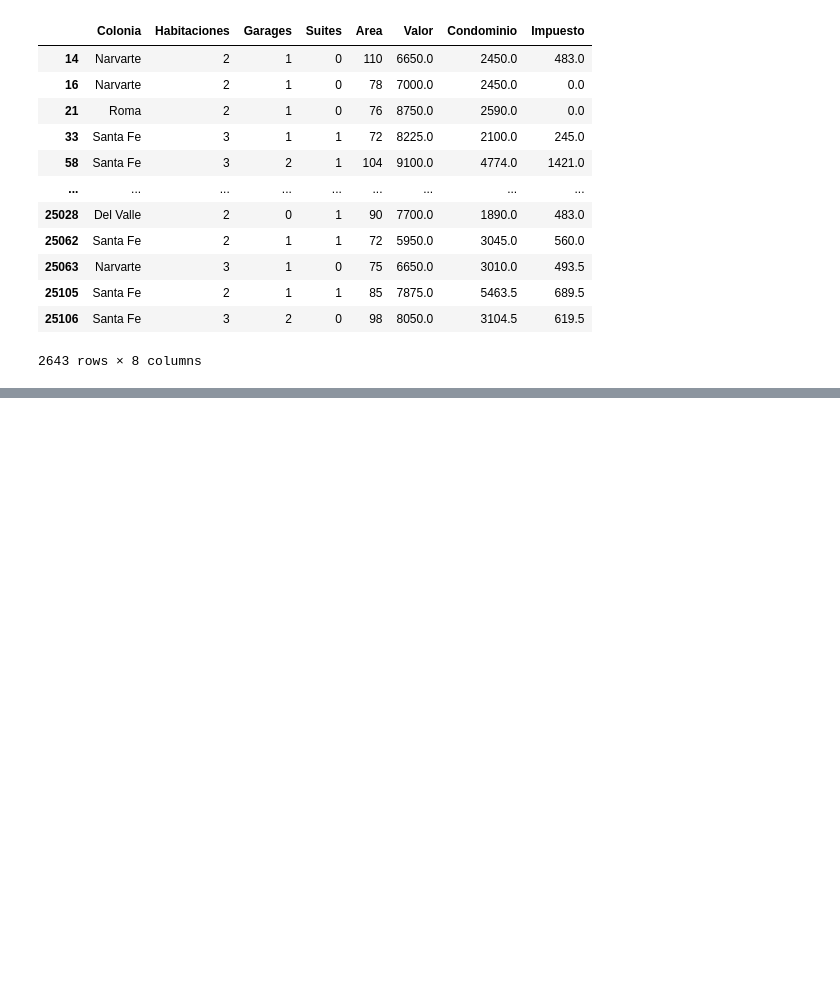
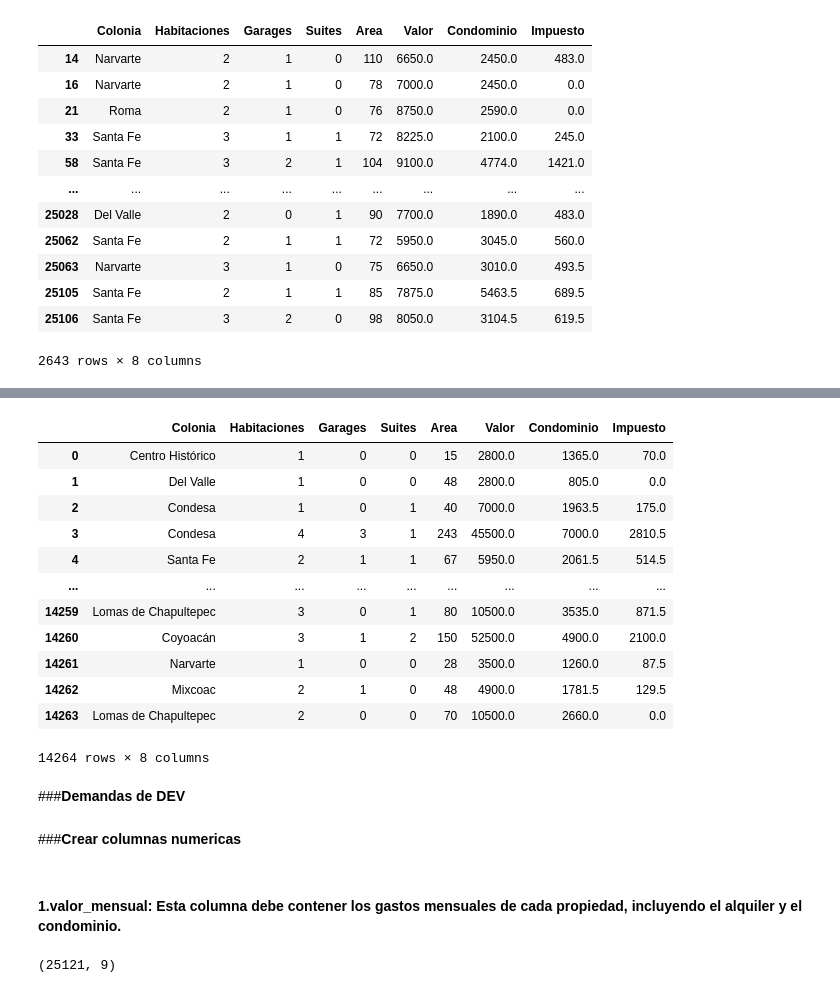
Before and after one commit to Dannydejesus/Proyecto_Inmobiliaria_CDMX, a Jupyter notebook: inmuebles_cdmx.ipynb, the cells around one changed output, grey strips where cells are left out. Drawn from its saved outputs; the diff is of its cells as text; code cells hidden in the pictures; blank space fills up the shorter version.

```diff
--- a/inmuebles_cdmx.ipynb
+++ b/inmuebles_cdmx.ipynb
@@ -623,0 +646,16 @@ df2 = df[filtro2]
+# %%
+pd.read_csv('inmuebles_ml.csv')
+# %% [output]
+|  | Colonia | Habitaciones | Garages | Suites | Area | Valor | Condominio | Impuesto |
+| 0 | Centro Histórico | 1 | 0 | 0 | 15 | 2800.0 | 1365.0 | 70.0 |
+| 1 | Del Valle | 1 | 0 | 0 | 48 | 2800.0 | 805.0 | 0.0 |
+| 2 | Condesa | 1 | 0 | 1 | 40 | 7000.0 | 1963.5 | 175.0 |
+| 3 | Condesa | 4 | 3 | 1 | 243 | 45500.0 | 7000.0 | 2810.5 |
+| 4 | Santa Fe | 2 | 1 | 1 | 67 | 5950.0 | 2061.5 | 514.5 |
+| ... | ... | ... | ... | ... | ... | ... | ... | ... |
+| 14259 | Lomas de Chapultepec | 3 | 0 | 1 | 80 | 10500.0 | 3535.0 | 871.5 |
+| 14260 | Coyoacán | 3 | 1 | 2 | 150 | 52500.0 | 4900.0 | 2100.0 |
+| 14261 | Narvarte | 1 | 0 | 0 | 28 | 3500.0 | 1260.0 | 87.5 |
+| 14262 | Mixcoac | 2 | 1 | 0 | 48 | 4900.0 | 1781.5 | 129.5 |
+| 14263 | Lomas de Chapultepec | 2 | 0 | 0 | 70 | 10500.0 | 2660.0 | 0.0 |
+14264 rows × 8 columns
@@ -623,0 +667,11 @@ df2 = df[filtro2]
+# %% [markdown]
+###**Demandas de DEV**
+# %% [markdown]
+###**Crear columnas numericas**
+# %% [markdown]
+#### 1.valor_mensual: Esta columna debe contener los gastos mensuales de cada propiedad, incluyendo el alquiler y el condominio.
+# %%
+datos = pd.read_csv(url, sep=';')
+datos.shape
+# %% [output]
+(25121, 9)
```
Also changed, not shown: parts of 24 cells of this notebook.
